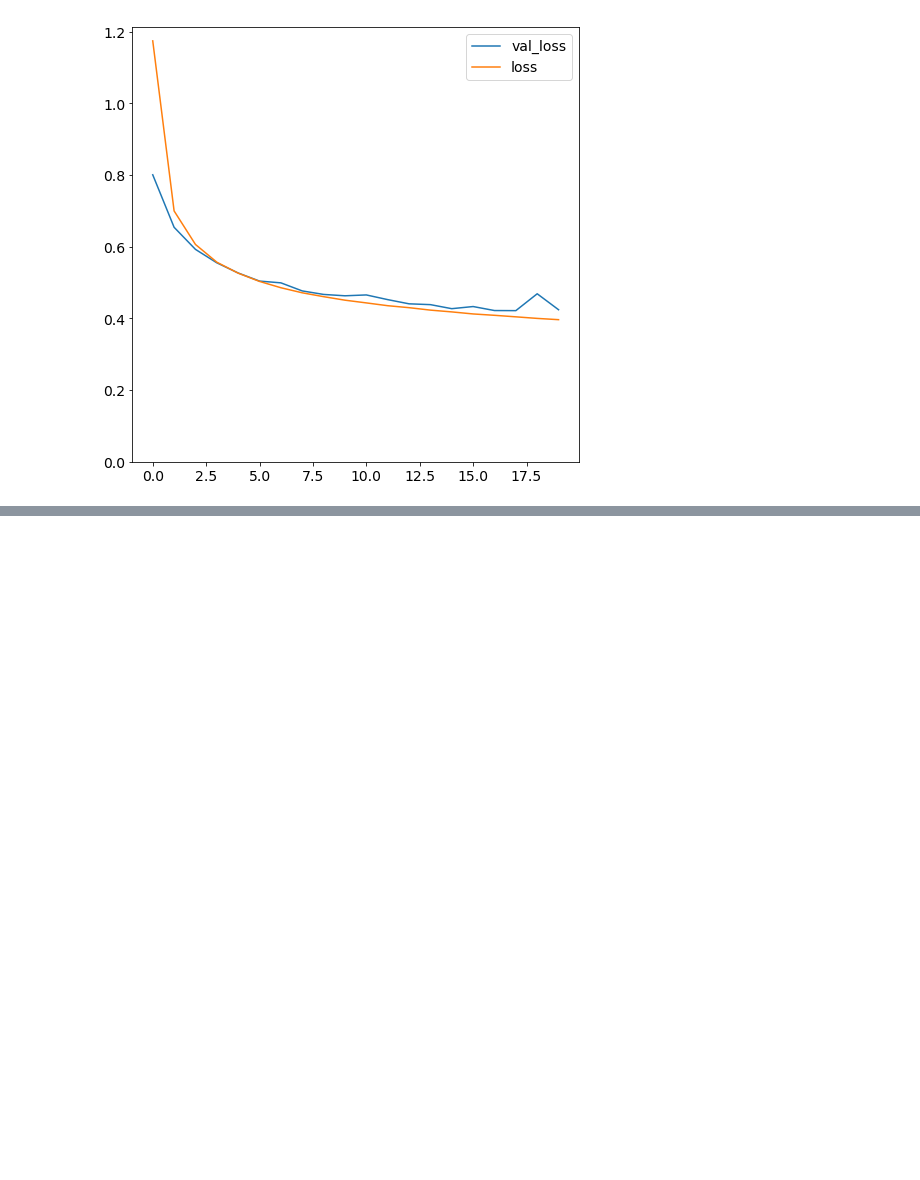
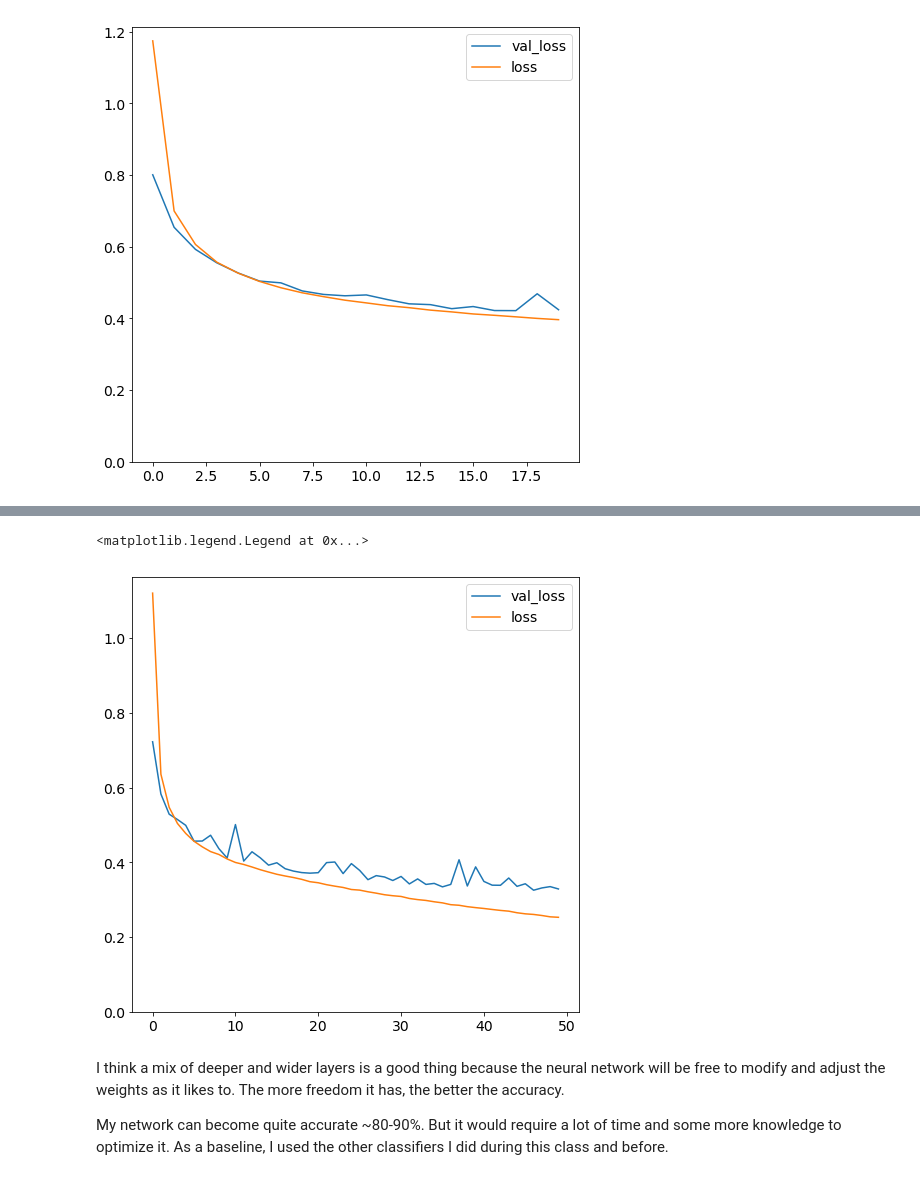
Before and after one commit to dsperone/advanced_comp_tech_2018, a Jupyter notebook: exercise_3.ipynb, the cells around one changed output, grey strips where cells are left out. Saved outputs shown, nothing was run; the diff lists cells and outputs as text; code cells hidden in the pictures; blank space fills up the shorter version.

```diff
--- a/exercise_3.ipynb
+++ b/exercise_3.ipynb
@@ -530,0 +545,15 @@ plt.legend()
+# %%
+plt.plot(history.history['val_loss'], label='val_loss')
+plt.plot(history.history['loss'], label='loss')
+plt.ylim([0, None])
+plt.legend()
+
+#after 50 epochs with one more layer of 784 variables
+# %% [output]
+<matplotlib.legend.Legend at 0x...>
+[figure, added]
+# %% [markdown]
+I think a mix of deeper and wider layers is a good thing because the neural network will be free to modify and adjust the weights as it likes to. The more freedom it has, the better the accuracy.
+
+My network can become quite accurate ~80-90%. But it would require a lot of time and some more knowledge to optimize it.
+As a baseline, I used the other classifiers I did during this class and before.
```
Also changed, not shown: parts of 8 cells of this notebook.
